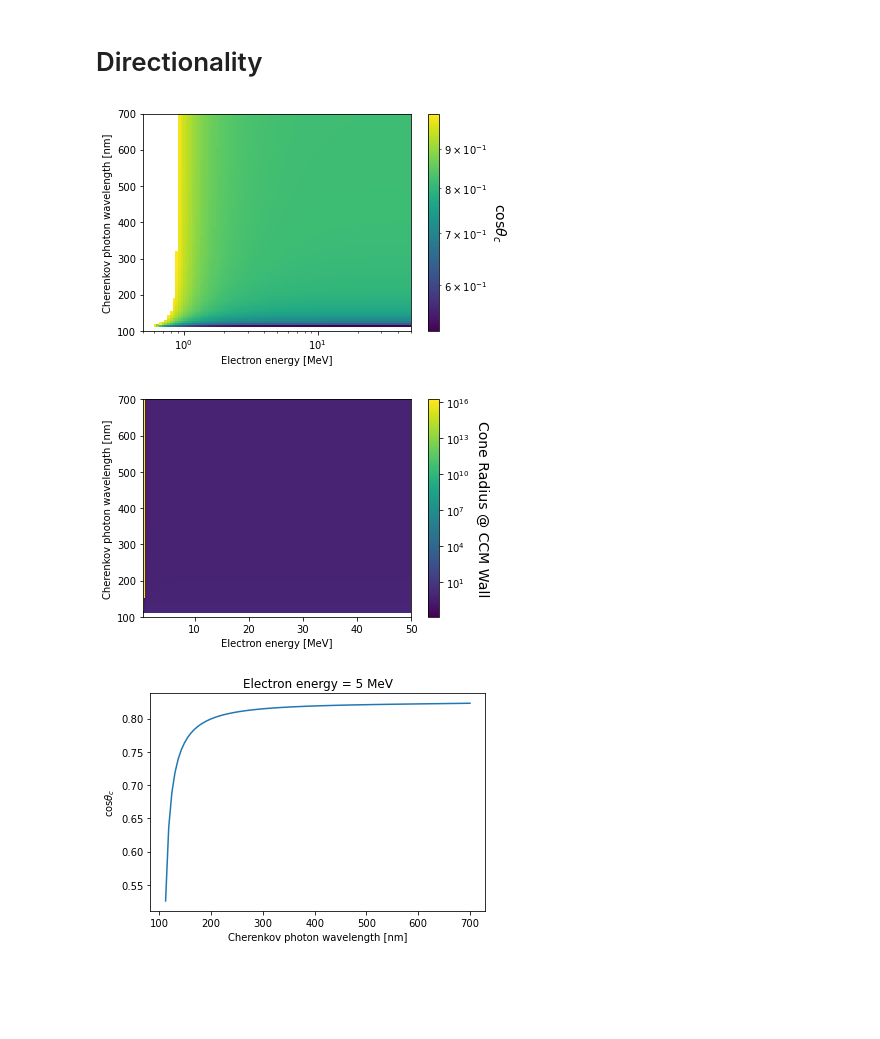
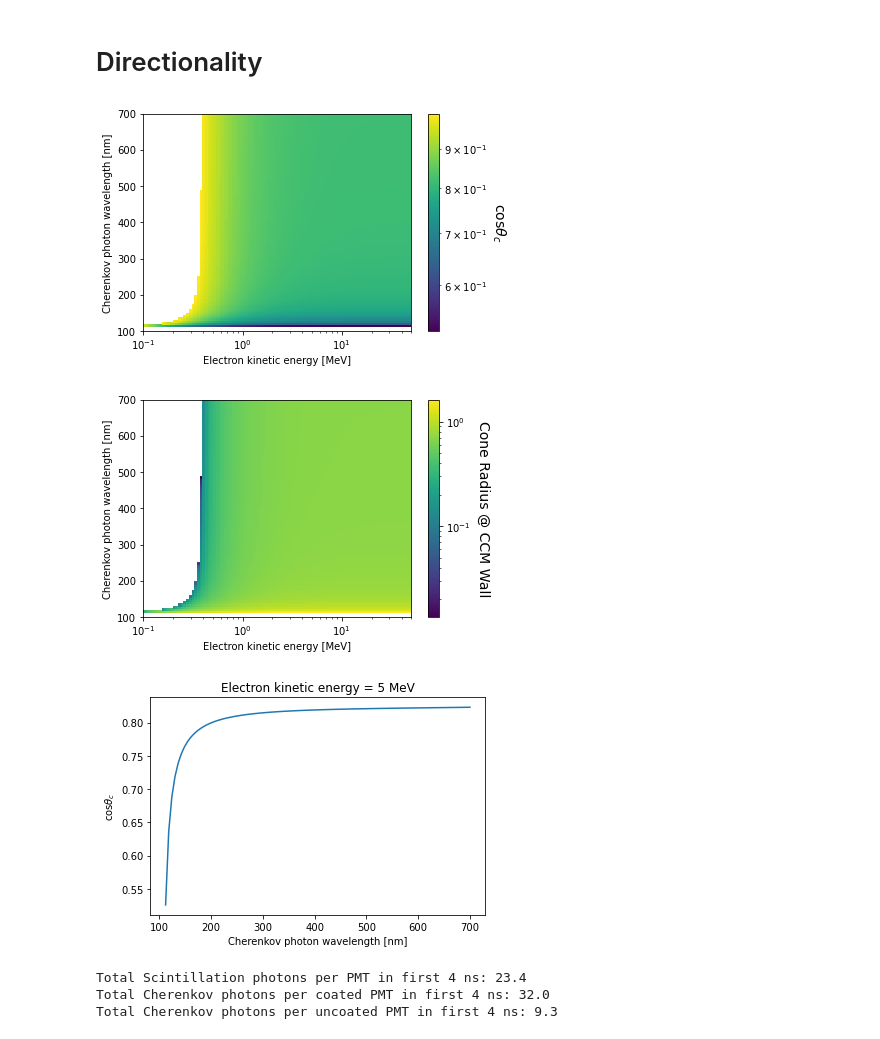
Before and after one commit to nickkamp1/CCM_CherenkovLight, a Jupyter notebook: CherenkovLightYield.ipynb, the cells around one changed output. Cells and saved outputs as stored; diff of their text form; code cells hidden in the pictures; blank space fills up the shorter version.

```diff
--- a/CherenkovLightYield.ipynb
+++ b/CherenkovLightYield.ipynb
@@ -54,7 +62,7 @@ plt.show()
 PhotonsPerMeV_scint = 2e4
 dEdX_MIP = 2 # MeV / cm
 
-electron_energy_range = np.logspace(np.log10(0.5),np.log10(50),N) #MeV
+electron_energy_range = np.logspace(np.log10(0.1),np.log10(50),N) #MeV
 photons_scint = PhotonsPerMeV_scint * electron_energy_range
 photons_cherenkov_200 = light_yield_at_200 * electron_energy_range / dEdX_MIP
 photons_cherenkov_400 = light_yield_at_400 * electron_energy_range / dEdX_MIP
@@ -125,35 +139,48 @@ plt.show()
 # Directionality
 # %%
 wavelength_range = np.linspace(100,700,N)
-gamma_range = electron_energy_range/0.511
+gamma_range = (electron_energy_range+0.511)/0.511
 beta_range = (1-gamma_range**-2)**(0.5)
 costheta = (np.outer(n(wavelength_range),beta_range))**(-1)
 costheta = np.where(costheta>1,0,costheta)
 plt.pcolor(electron_energy_range,wavelength_range,costheta,norm=LogNorm())
 cbar = plt.colorbar()
 cbar.set_label(r'$\cos \theta_c$', rotation=270,fontsize=14,labelpad=20)
 plt.semilogx()
-plt.xlabel('Electron energy [MeV]')
+plt.xlabel('Electron kinetic energy [MeV]')
 plt.ylabel('Cherenkov photon wavelength [nm]')
 plt.show()
 
 CCMwallRadius = np.tan(np.arccos(costheta))
+CCMwallRadius = np.where(CCMwallRadius>10,0,CCMwallRadius)
 plt.pcolor(electron_energy_range,wavelength_range,CCMwallRadius,norm=LogNorm())
 cbar = plt.colorbar()
 cbar.set_label('Cone Radius @ CCM Wall', rotation=270,fontsize=14,labelpad=20)
-plt.xlabel('Electron energy [MeV]')
+plt.semilogx()
+plt.xlabel('Electron kinetic energy [MeV]')
 plt.ylabel('Cherenkov photon wavelength [nm]')
 plt.show()
 
 E = 5 #MeV
 gamma = E/0.511
 beta = (1-gamma**-2)**(0.5)
 plt.plot(wavelength_range,(1/(n(wavelength_range)*beta)))
-plt.title('Electron energy = 5 MeV')
+plt.title('Electron kinetic energy = 5 MeV')
 plt.xlabel('Cherenkov photon wavelength [nm]')
 plt.ylabel(r'$\cos \theta_c$')
 plt.show()
 # %% [output]
-[figure, old version]
+[figure, new version]
-[figure, old version]
+[figure, new version]
-[figure, old version]
+[figure, new version]
+# %%
+total_scint = 250 * prompt_scint_frac
+print('Total Scintillation photons per PMT in first %d ns: %2.1f'%(tmax,total_scint))
+total_cher_coated = total_scint * (200/22) * (photons_cherenkov_200/photons_scint_prompt)[0]
+total_cher_uncoated = total_scint * (200/22) * (photons_cherenkov_400/photons_scint_prompt)[0]
+print('Total Cherenkov photons per coated PMT in first %d ns: %2.1f'%(tmax,total_cher_coated))
+print('Total Cherenkov photons per uncoated PMT in first %d ns: %2.1f'%(tmax,total_cher_uncoated))
+# %% [output]
+Total Scintillation photons per PMT in first 4 ns: 23.4
+Total Cherenkov photons per coated PMT in first 4 ns: 32.0
+Total Cherenkov photons per uncoated PMT in first 4 ns: 9.3
```
Also changed, not shown: parts of 5 cells of this notebook, 9 other files.
